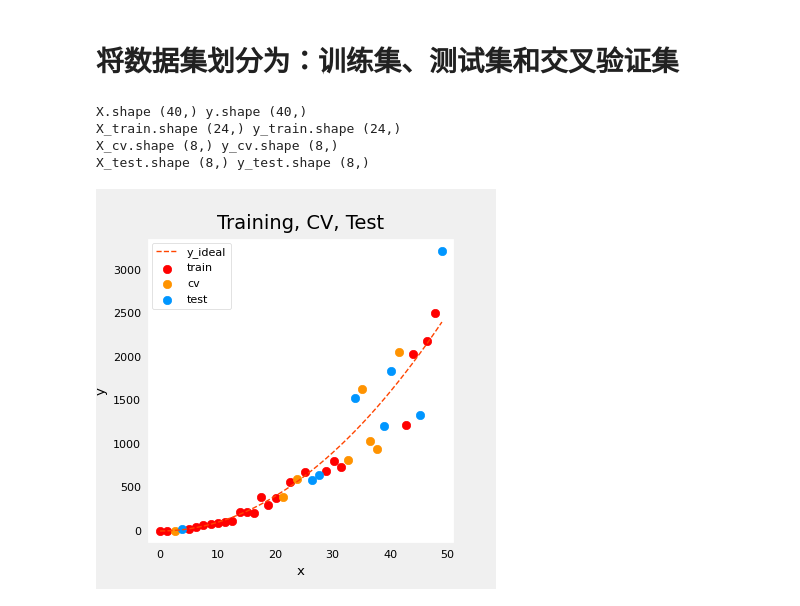
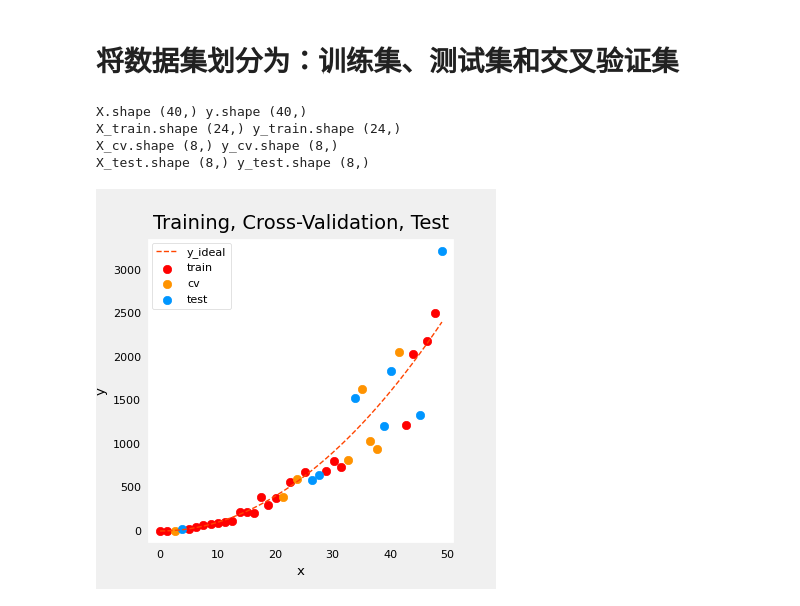
Before and after one commit to KwanWaiPang/draw_figure, a Jupyter notebook: 4.Advice for Applying Machine Learning/code.ipynb, the cells around one changed output. Cells and saved outputs as stored; diff of their text form; code cells hidden in the pictures.

```diff
--- a/4.Advice for Applying Machine Learning/code.ipynb
+++ b/4.Advice for Applying Machine Learning/code.ipynb
@@ -130,30 +130,30 @@ training err 58.01, test err 171215.01
 # %%
 # Generate  data
 X,y, x_ideal,y_ideal = gen_data(40, 5, 0.7)
 print("X.shape", X.shape, "y.shape", y.shape)
 
 #split the data using sklearn routine
 X_train, X_, y_train, y_ = train_test_split(X,y,test_size=0.40, random_state=1)
 X_cv, X_test, y_cv, y_test = train_test_split(X_,y_,test_size=0.50, random_state=1)
 print("X_train.shape", X_train.shape, "y_train.shape", y_train.shape)
 print("X_cv.shape", X_cv.shape, "y_cv.shape", y_cv.shape)
 print("X_test.shape", X_test.shape, "y_test.shape", y_test.shape)
 
 # 把图画出来
 fig, ax = plt.subplots(1,1,figsize=(4,4))
 ax.plot(x_ideal, y_ideal, "--", color = "orangered", label="y_ideal", lw=1)
-ax.set_title("Training, CV, Test",fontsize = 14)
+ax.set_title("Training, Cross-Validation, Test",fontsize = 14)
 ax.set_xlabel("x")
 ax.set_ylabel("y")
 
 ax.scatter(X_train, y_train, color = "red",           label="train")
 ax.scatter(X_cv, y_cv,       color = dlc["dlorange"], label="cv")
 ax.scatter(X_test, y_test,   color = dlc["dlblue"],   label="test")
 ax.legend(loc='upper left')
 plt.show()
 # %% [output]
 X.shape (40,) y.shape (40,)
 X_train.shape (24,) y_train.shape (24,)
 X_cv.shape (8,) y_cv.shape (8,)
 X_test.shape (8,) y_test.shape (8,)
-[figure, old version]
+[figure, new version]
```
Also changed, not shown: parts of 4 cells of this notebook.
